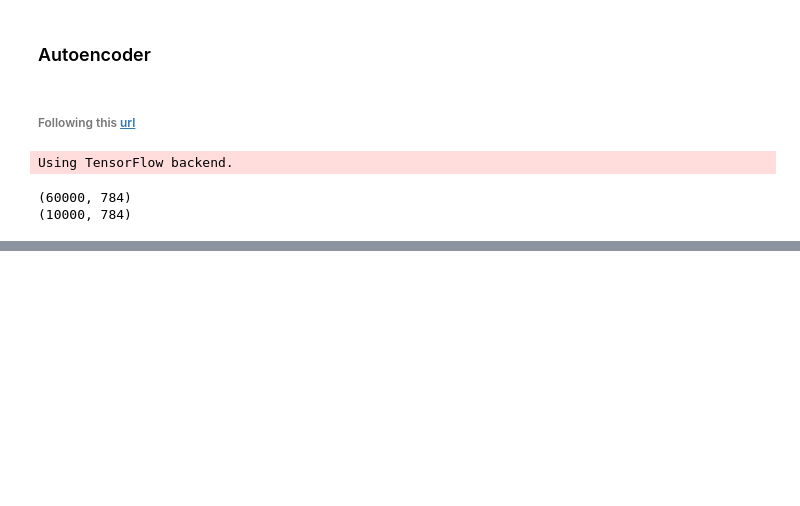
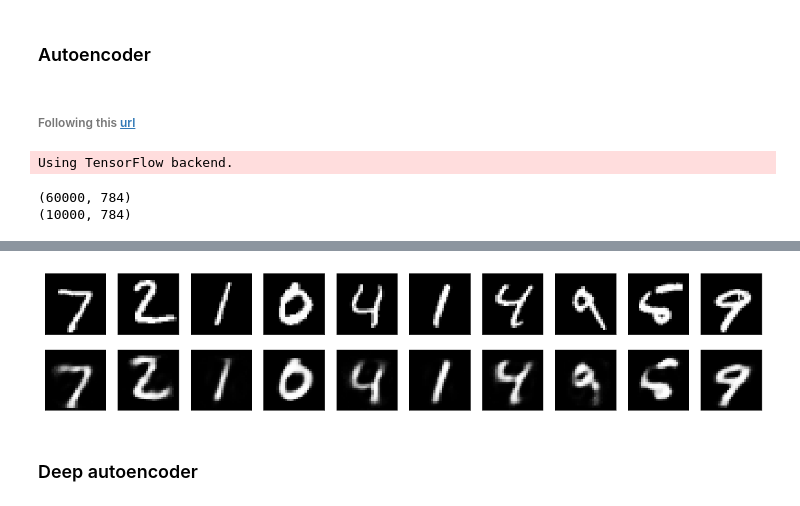
Before and after one commit to amnagrawal/ExploreML, a Jupyter notebook: Deep Learning/Autoencoder on MNIST.ipynb, the cells around one changed output, grey strips where cells are left out. Cells and saved outputs as stored; diff of their text form; code cells hidden in the pictures; blank space fills up the shorter version.

```diff
--- a/Deep Learning/Autoencoder on MNIST.ipynb
+++ b/Deep Learning/Autoencoder on MNIST.ipynb
@@ -98,0 +137,8 @@ plt.show()
+# %%
+encoded_imgs = encoder.predict(x_test)
+decoded_imgs = decoder.predict(encoded_imgs)
+display_result(encoded_imgs=encoded_imgs, decoded_imgs=decoded_imgs)
+# %% [output]
+[figure, added]
+# %% [markdown]
+### Deep autoencoder
```
Also changed, not shown: parts of 19 cells of this notebook, 3 other files.
